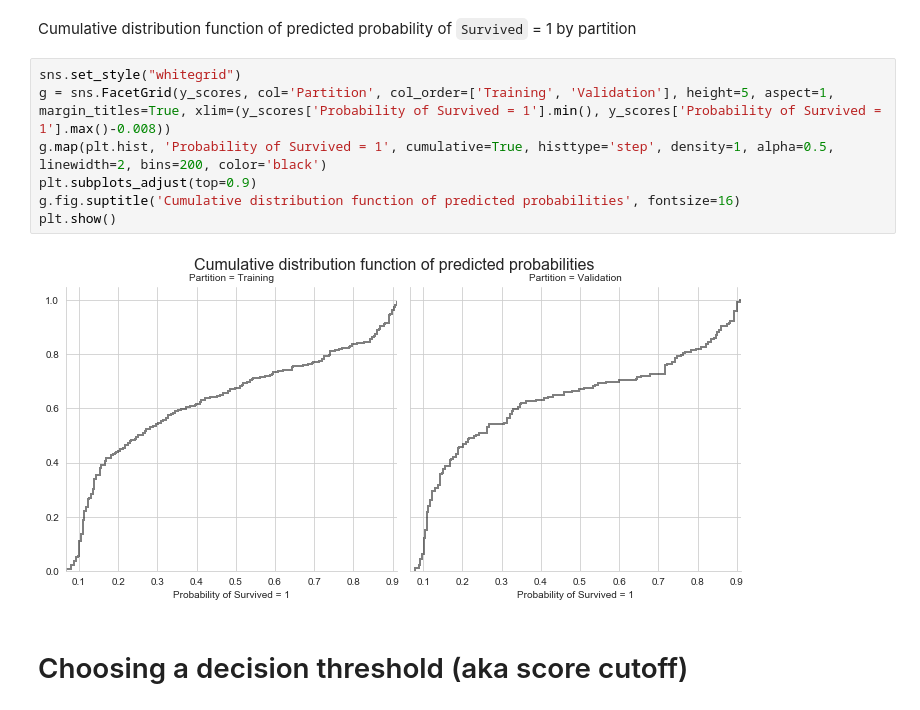
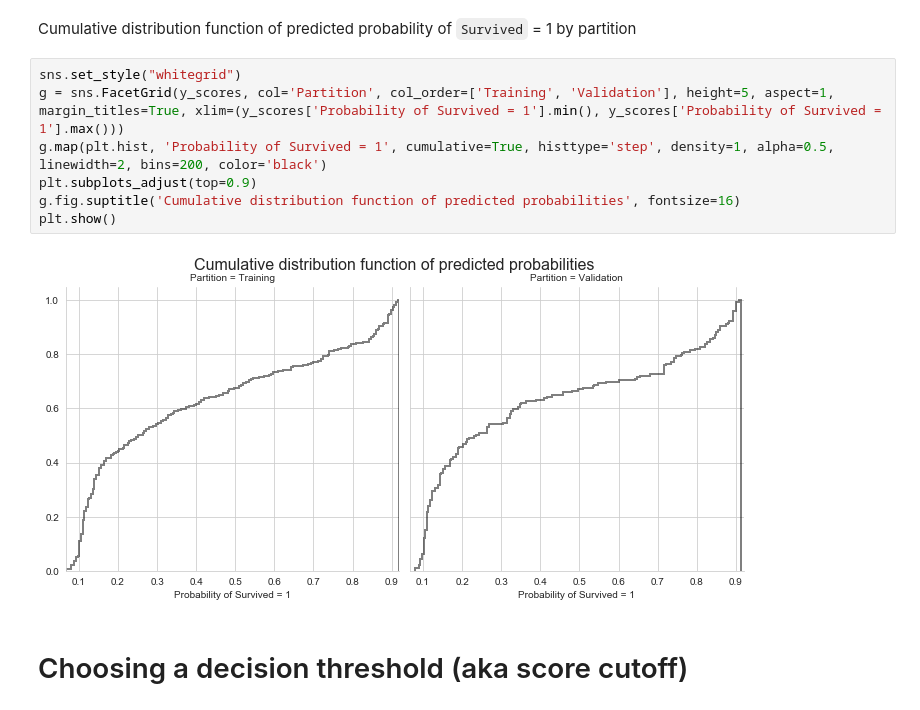
Before and after one commit to cavrilionis/titanic, a Jupyter notebook: Titanic-data-analysis.ipynb, the cells around one changed output. Saved outputs shown, nothing was run; the diff lists cells and outputs as text.

```diff
--- a/Titanic-data-analysis.ipynb
+++ b/Titanic-data-analysis.ipynb
@@ -1442,13 +1442,13 @@ plt.show()
 Cumulative distribution function of predicted probability of `Survived` = 1 by partition
 # %%
 sns.set_style("whitegrid")
-g = sns.FacetGrid(y_scores, col='Partition', col_order=['Training', 'Validation'], height=5, aspect=1, margin_titles=True, xlim=(y_scores['Probability of Survived = 1'].min(), y_scores['Probability of Survived = 1'].max()-0.008))
+g = sns.FacetGrid(y_scores, col='Partition', col_order=['Training', 'Validation'], height=5, aspect=1, margin_titles=True, xlim=(y_scores['Probability of Survived = 1'].min(), y_scores['Probability of Survived = 1'].max()))
 g.map(plt.hist, 'Probability of Survived = 1', cumulative=True, histtype='step', density=1, alpha=0.5, linewidth=2, bins=200, color='black')
 plt.subplots_adjust(top=0.9)
 g.fig.suptitle('Cumulative distribution function of predicted probabilities', fontsize=16)
 plt.show()
 # %% [output]
-[figure, old version]
+[figure, new version]
 # %% [markdown]
 # Choosing a decision threshold (aka score cutoff)
 # %% [markdown]
```
Also changed, not shown: parts of 2 cells of this notebook.
